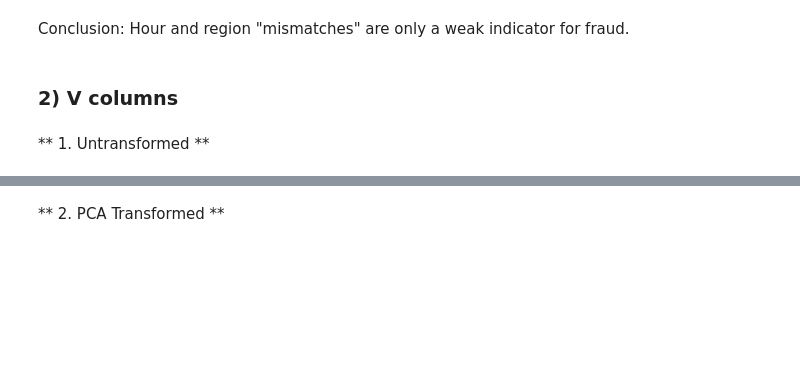
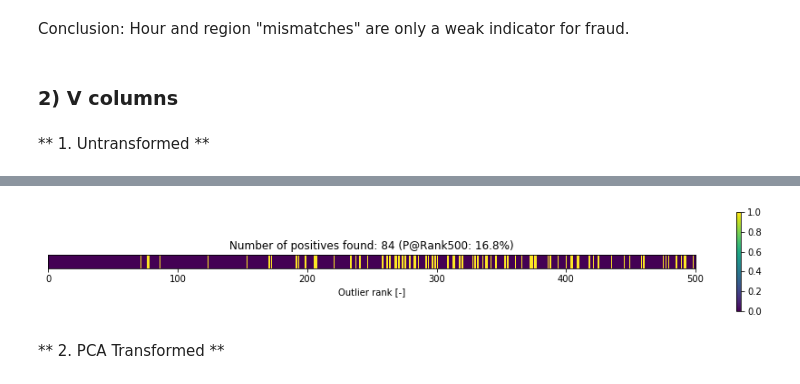
Before and after one commit to amld/workshop-unsupervised-fraud, a Jupyter notebook: FeatureExplorationReduction.ipynb, the cells around one changed output, grey strips where cells are left out. Drawn from its saved outputs; the diff is of its cells as text; code cells hidden in the pictures; blank space fills up the shorter version.

```diff
--- a/FeatureExplorationReduction.ipynb
+++ b/FeatureExplorationReduction.ipynb
@@ -476,3 +671,7 @@ res = plot_top_N(scores, N=800000)
+# %%
+res = plot_top_N(distance_score, N=500)
+# %% [output]
+[figure, added]
 # %% [markdown]
 ** 2. PCA Transformed **
 # %%
```
Also changed, not shown: parts of 72 cells of this notebook.
